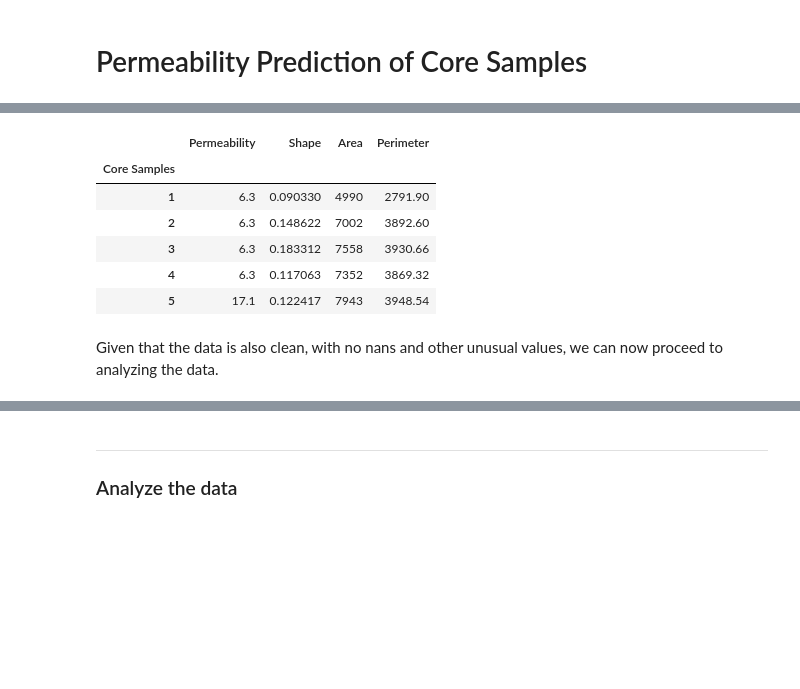
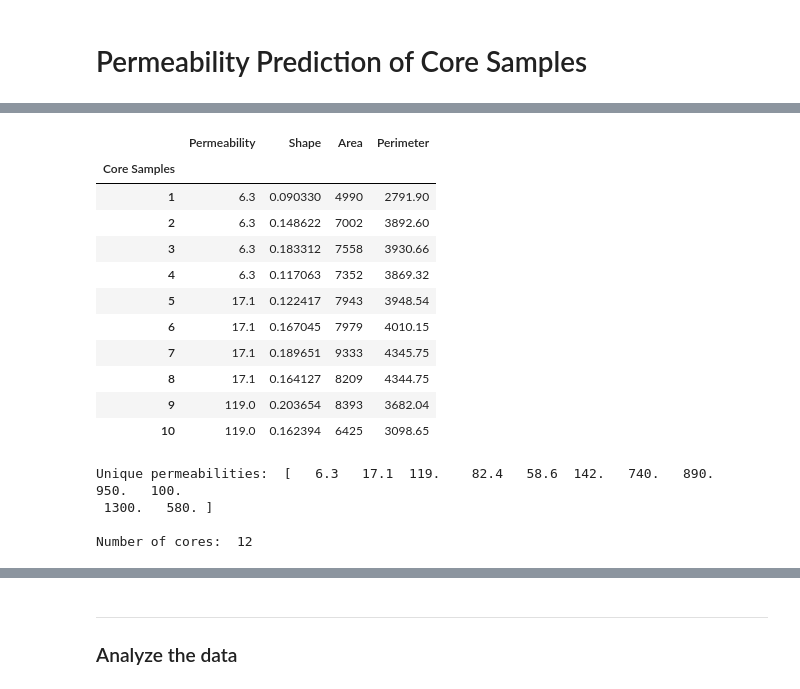
Before and after one commit to mavsison/core-sample-permeability-prediction, a Jupyter notebook: Petroleum Rock.ipynb, the cells around one changed output, grey strips where cells are left out. Saved outputs shown, nothing was run; the diff lists cells and outputs as text; code cells hidden in the pictures; blank space fills up the shorter version.

```diff
--- a/Petroleum Rock.ipynb
+++ b/Petroleum Rock.ipynb
@@ -82,21 +61,33 @@ We can rename the columns Core Sample, Area, Perimeter, Shape, and Permeability,
 # %%
 rock.rename(columns = {'area':'Area',
                        'peri':'Perimeter',
                        'shape':'Shape',
                        'perm':'Permeability',
                        'Unnamed: 0':'Core Samples'},
             inplace = True)
 rock = rock[['Permeability', 'Shape', 'Area', 'Perimeter', 'Core Samples']]
+rock.set_index('Core Samples', inplace = True)
+rock.head(10)
+# %% [output]
+|  | Permeability | Shape | Area | Perimeter |
+| Core Samples |  |  |  |  |
+| 1 | 6.3 | 0.090330 | 4990 | 2791.90 |
+| 2 | 6.3 | 0.148622 | 7002 | 3892.60 |
+| 3 | 6.3 | 0.183312 | 7558 | 3930.66 |
+| 4 | 6.3 | 0.117063 | 7352 | 3869.32 |
+| 5 | 17.1 | 0.122417 | 7943 | 3948.54 |
+| 6 | 17.1 | 0.167045 | 7979 | 4010.15 |
+| 7 | 17.1 | 0.189651 | 9333 | 4345.75 |
+| 8 | 17.1 | 0.164127 | 8209 | 4344.75 |
+| 9 | 119.0 | 0.203654 | 8393 | 3682.04 |
+| 10 | 119.0 | 0.162394 | 6425 | 3098.65 |
-# %%
-rock.set_index('Core Samples', inplace = True)
-rock.head()
-# %% [output]
-|  | Permeability | Shape | Area | Perimeter |
-| Core Samples |  |  |  |  |
-| 1 | 6.3 | 0.090330 | 4990 | 2791.90 |
-| 2 | 6.3 | 0.148622 | 7002 | 3892.60 |
-| 3 | 6.3 | 0.183312 | 7558 | 3930.66 |
-| 4 | 6.3 | 0.117063 | 7352 | 3869.32 |
-| 5 | 17.1 | 0.122417 | 7943 | 3948.54 |
-# %% [markdown]
-Given that the data is also clean, with no nans and other unusual values, we can now proceed to analyzing the data.
+# %%
+# 12 core samples was divided into four cross section to make this data set. To check:
+
+print('Unique permeabilities: ', rock.Permeability.unique())
+print('\nNumber of cores: ', len(rock.Permeability.unique()))
+# %% [output]
+Unique permeabilities:  [   6.3   17.1  119.    82.4   58.6  142.   740.   890.   950.   100.
+ 1300.   580. ]
+
+Number of cores:  12
```
Also changed, not shown: parts of 18 cells of this notebook.
